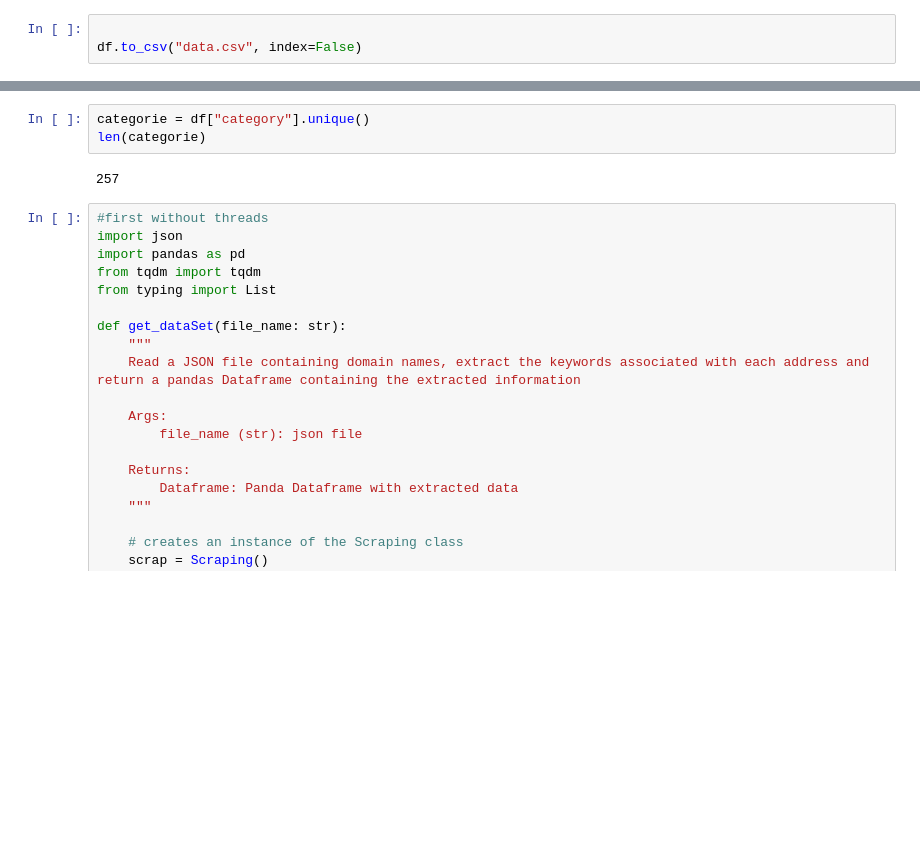
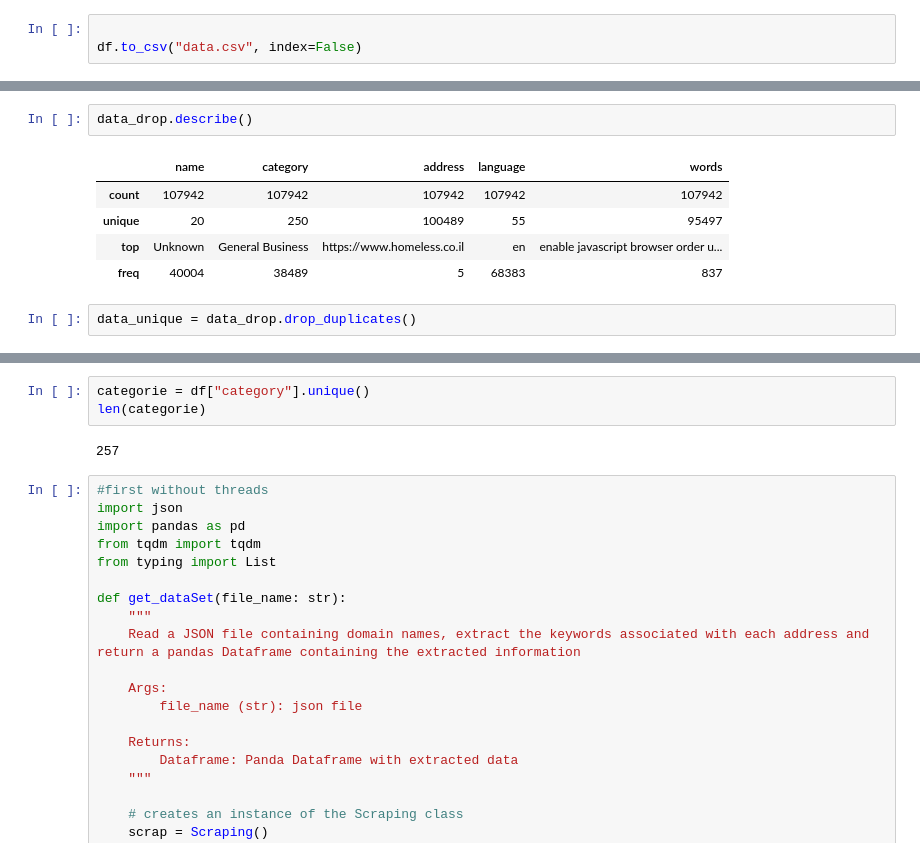
Before and after one commit to Steve2404/Praktikum, a Jupyter notebook: Projekt/scraping_file.ipynb, the cells around one changed output, grey strips where cells are left out. Cells and saved outputs as stored; diff of their text form; blank space fills up the shorter version.

```diff
--- a/Projekt/scraping_file.ipynb
+++ b/Projekt/scraping_file.ipynb
@@ -315,0 +381,10 @@ df = pd.read_csv("DataSete.csv")
+# %%
+data_drop.describe()
+# %% [output]
+|  | name | category | address | language | words |
+| count | 107942 | 107942 | 107942 | 107942 | 107942 |
+| unique | 20 | 250 | 100489 | 55 | 95497 |
+| top | Unknown | General Business | https://www.homeless.co.il | en | enable javascript browser order u... |
+| freq | 40004 | 38489 | 5 | 68383 | 837 |
+# %%
+data_unique = data_drop.drop_duplicates()
```
Also changed, not shown: parts of 20 cells of this notebook, 4 other files.
